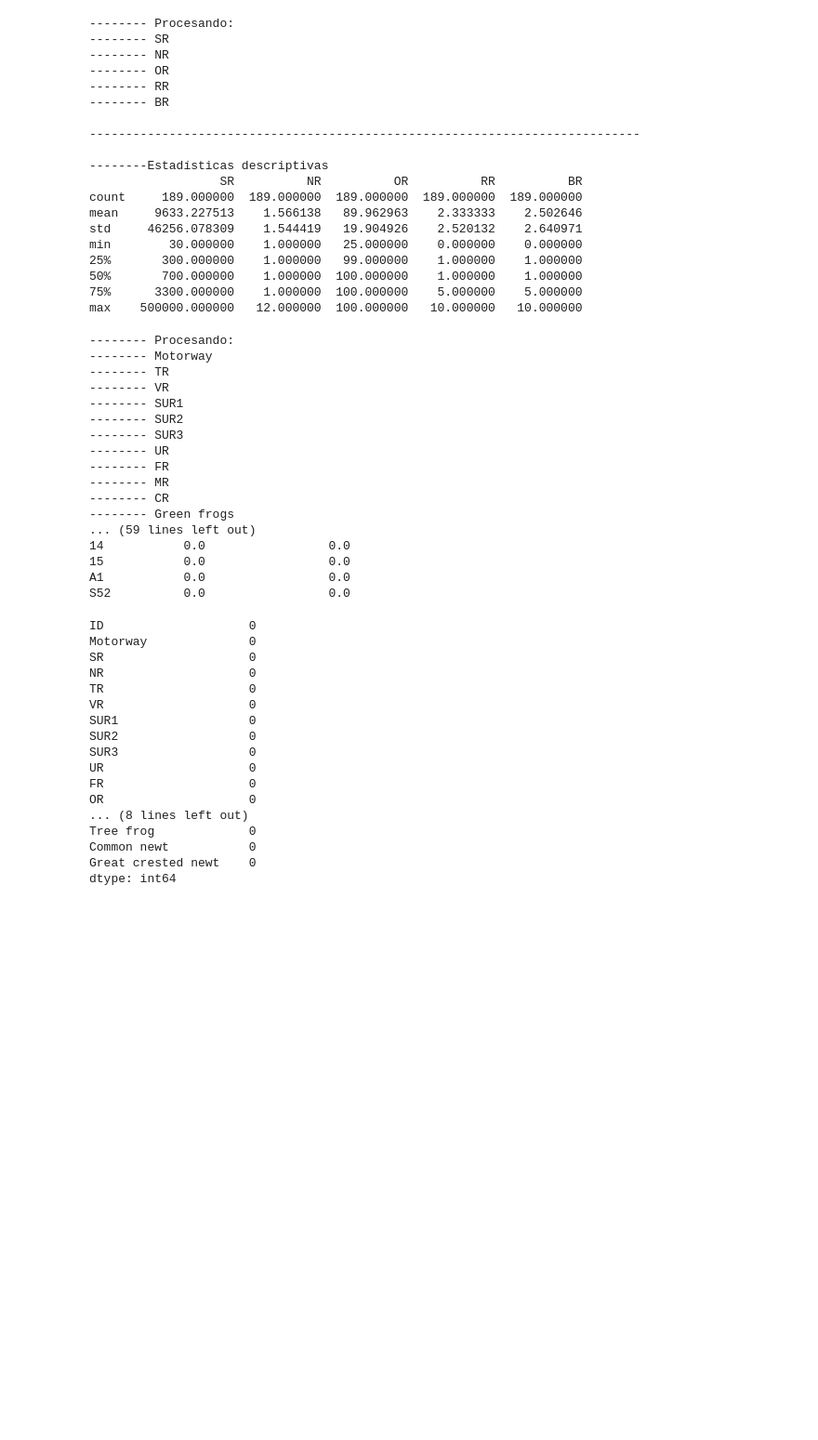
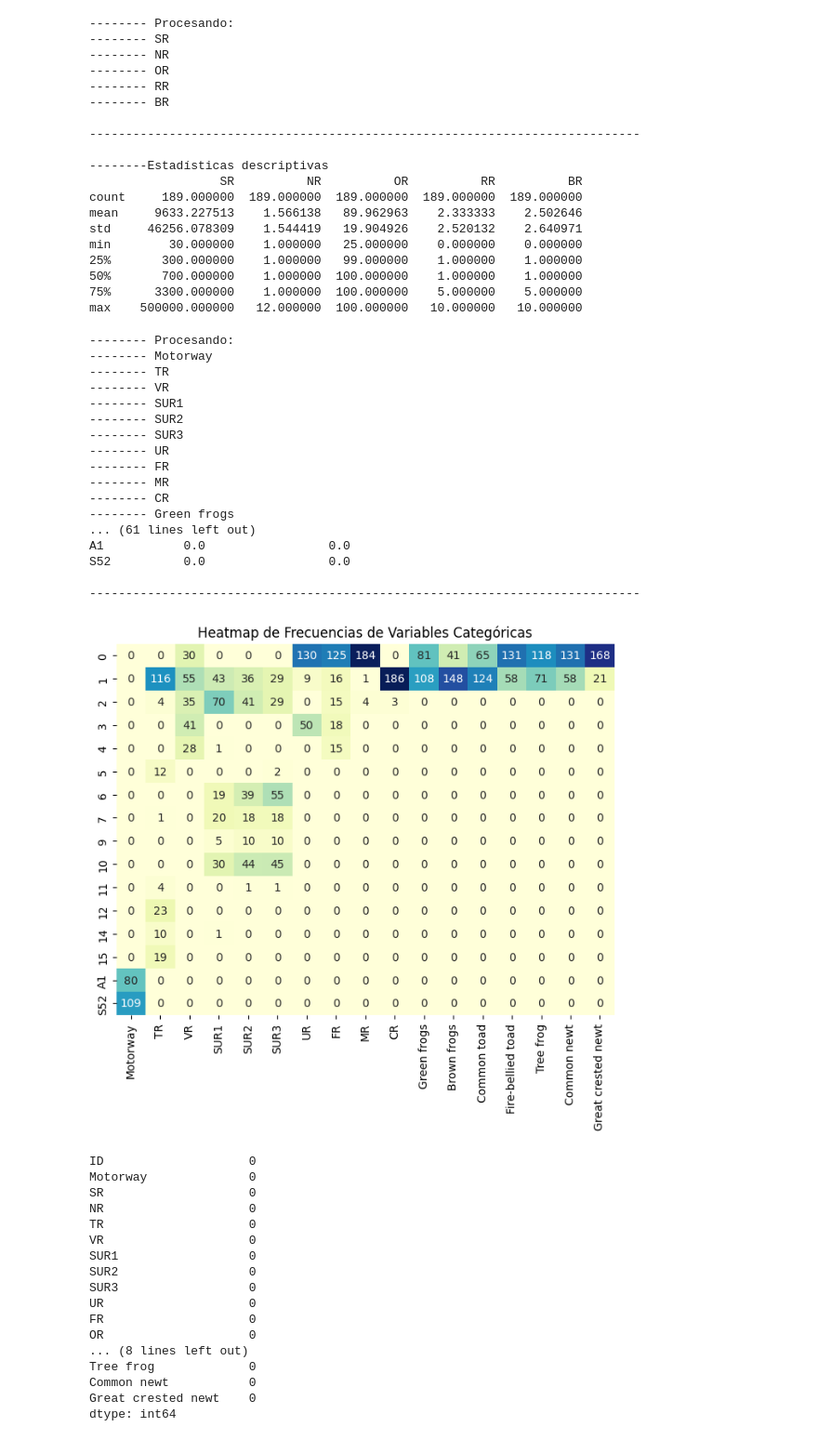
Before and after one commit to rojasfery/MLOps_2024, a Jupyter notebook: 1er_entregable_proyecto_boot_camp_MLOps.ipynb, the cells around one changed output. Shown at 93% size. Cells and saved outputs as stored; diff of their text form; code cells hidden in the pictures; blank space fills up the shorter version.

```diff
--- a/1er_entregable_proyecto_boot_camp_MLOps.ipynb
+++ b/1er_entregable_proyecto_boot_camp_MLOps.ipynb
@@ -134,36 +150,47 @@ max    500000.000000   12.000000  100.000000   10.000000   10.000000
 # Creando diccionario para variables categóricas
 freq_descriptive = {}
 
 # Onbteniendo frecuencias para variables categóricas
 print('-------- Procesando:')
 for column in vars_categorical + vars_label:
     freq_descriptive[column] = dataset[column].value_counts()
     print(f'-------- {column}')
 
 # Creando data frame del diccionario para mejor manejo
 freq_descriptive_df = pd.DataFrame(freq_descriptive)
 freq_descriptive_df.fillna(0, inplace=True) # Eliminando resultados NaN de los conteos por ceros
 
 print("\n----------------------------------------------------------------------------\n")
 print(f'--------Frecuencias de variables categóricas\n{freq_descriptive_df}')
+
+print("\n----------------------------------------------------------------------------\n")
+import seaborn as sns
+import matplotlib.pyplot as plt
+
+# Graficando el DataFrame de frecuencias
+plt.figure(figsize=(8, 6))  # Ajuste del tamaño de la salida
+sns.heatmap(freq_descriptive_df, annot=True, fmt=".0f", cmap="YlGnBu", cbar=False)
+plt.title('Heatmap de Frecuencias de Variables Categóricas')
+plt.show()
 # %% [output]
 -------- Procesando:
 -------- Motorway
 -------- TR
 -------- VR
 -------- SUR1
 -------- SUR2
 -------- SUR3
 -------- UR
 -------- FR
 -------- MR
 -------- CR
 -------- Green frogs
-... (59 lines left out)
-14           0.0                 0.0
-15           0.0                 0.0
+... (61 lines left out)
 A1           0.0                 0.0
 S52          0.0                 0.0
+
+----------------------------------------------------------------------------
+[figure, added]
 # %%
 ################################################################################
 ##  Identificando datos faltantes
```
Also changed, not shown: parts of 19 cells of this notebook.
